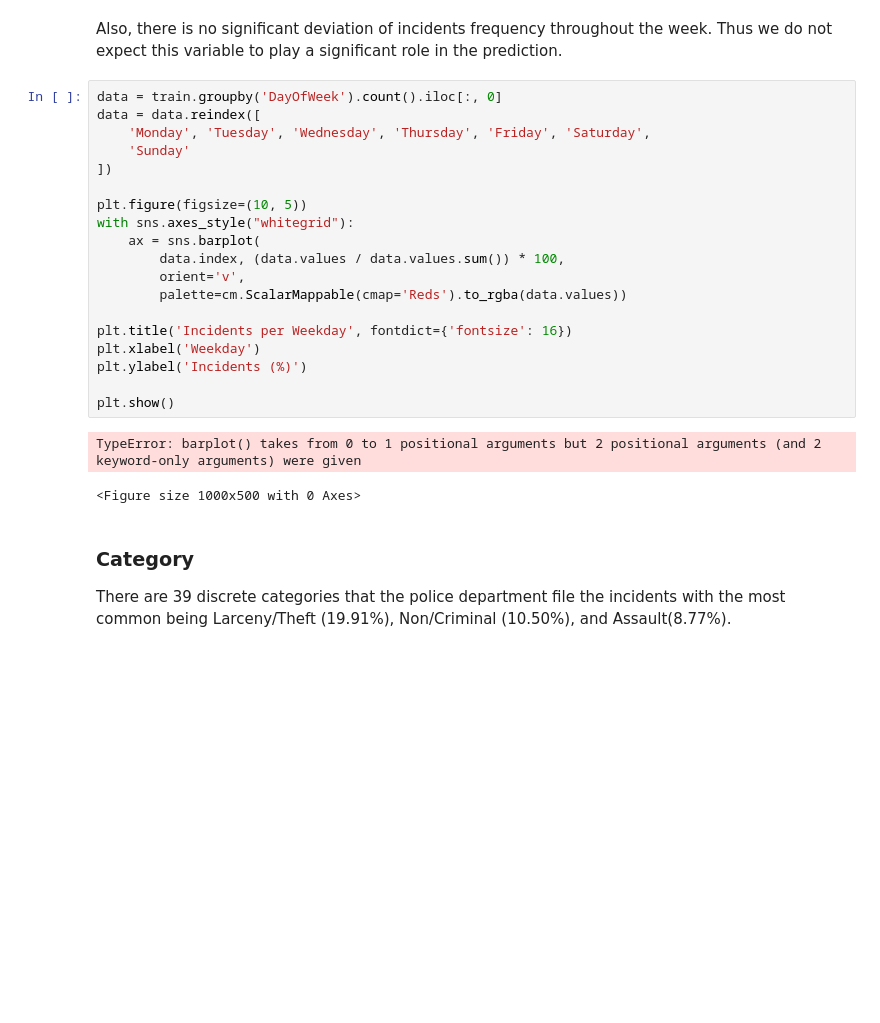
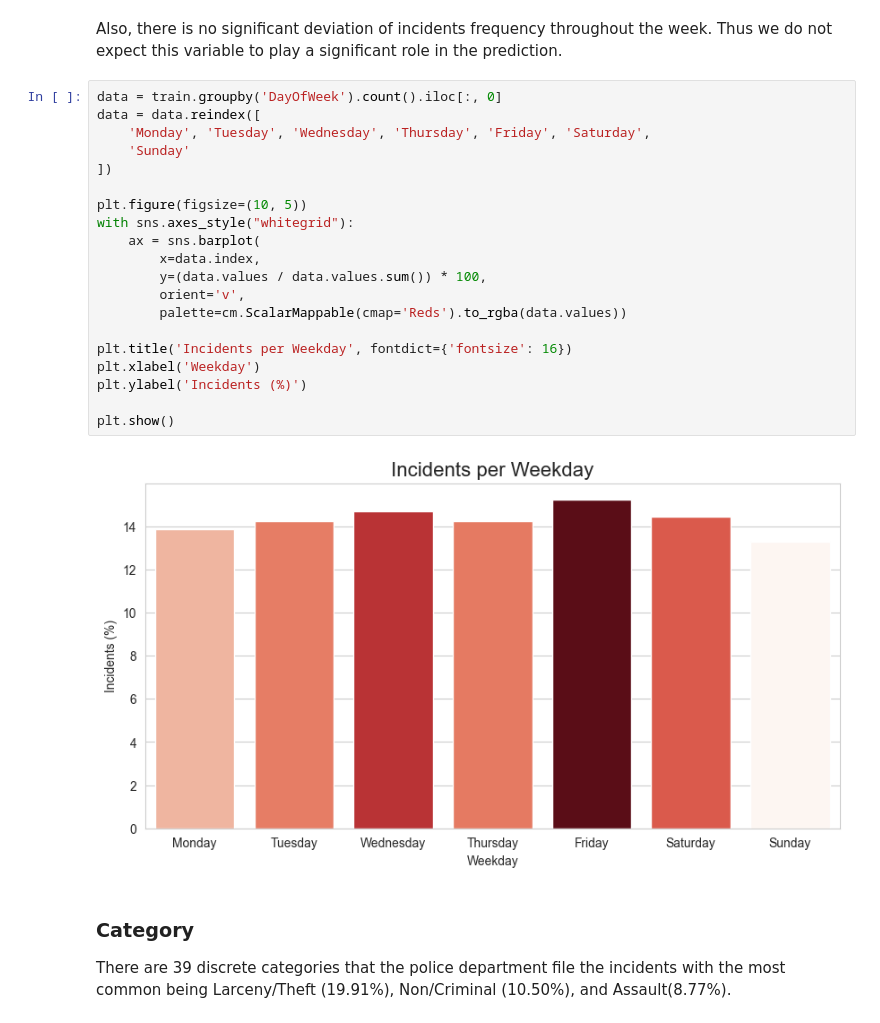
Before and after one commit to SihanWang-WHU/SF-Crime-Analysis, a Jupyter notebook: EDA/sf-crime-analysis-prediction.ipynb, the cells around one changed output. Cells and saved outputs as stored; diff of their text form; blank space fills up the shorter version.

```diff
--- a/EDA/sf-crime-analysis-prediction.ipynb
+++ b/EDA/sf-crime-analysis-prediction.ipynb
@@ -242,25 +272,25 @@ Also, there is no significant deviation of incidents frequency throughout the we
 # %%
 data = train.groupby('DayOfWeek').count().iloc[:, 0]
 data = data.reindex([
     'Monday', 'Tuesday', 'Wednesday', 'Thursday', 'Friday', 'Saturday',
     'Sunday'
 ])
 
 plt.figure(figsize=(10, 5))
 with sns.axes_style("whitegrid"):
     ax = sns.barplot(
-        data.index, (data.values / data.values.sum()) * 100,
+        x=data.index,
+        y=(data.values / data.values.sum()) * 100,
         orient='v',
         palette=cm.ScalarMappable(cmap='Reds').to_rgba(data.values))
 
 plt.title('Incidents per Weekday', fontdict={'fontsize': 16})
 plt.xlabel('Weekday')
 plt.ylabel('Incidents (%)')
 
 plt.show()
 # %% [output]
-TypeError: barplot() takes from 0 to 1 positional arguments but 2 positional arguments (and 2 keyword-only arguments) were given
-<Figure size 1000x500 with 0 Axes>
+[figure, added]
 # %% [markdown]
 ### Category
 There are 39 discrete categories that the police department file the incidents with the most common being Larceny/Theft (19.91%), Non/Criminal (10.50%), and Assault(8.77%).
```
Also changed, not shown: parts of 23 cells of this notebook.
